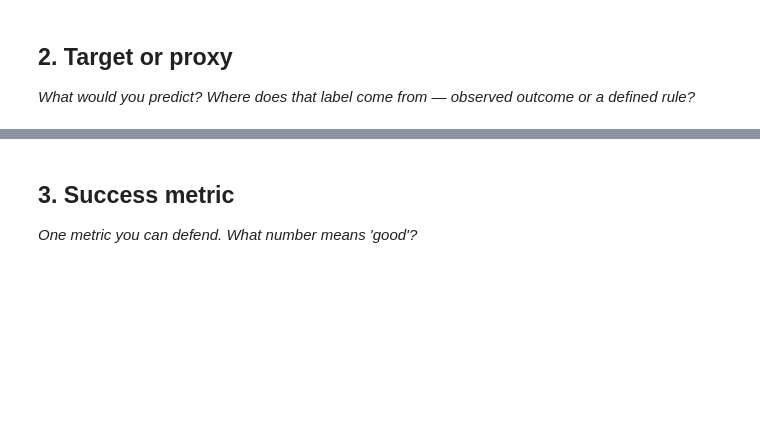
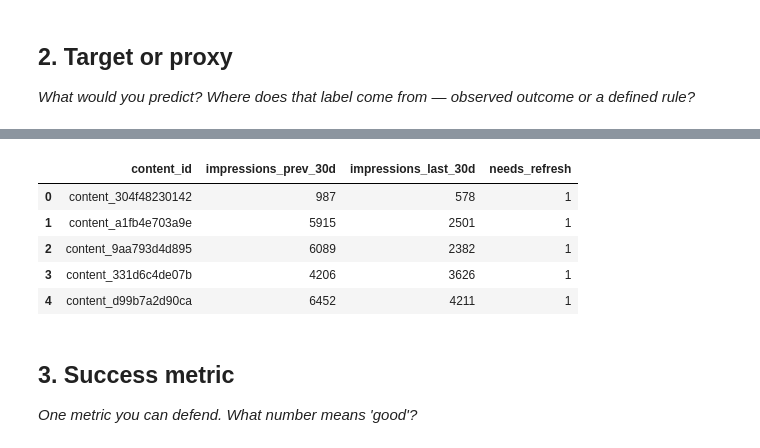
Before and after one commit to ihaseeb0081/flyrank-ml-internship-haseeb, a Jupyter notebook: work/notebooks/w02_ml_task_framing.ipynb, the cells around one changed output, grey strips where cells are left out. Cells and saved outputs as stored; diff of their text form; code cells hidden in the pictures; blank space fills up the shorter version.

```diff
--- a/work/notebooks/w02_ml_task_framing.ipynb
+++ b/work/notebooks/w02_ml_task_framing.ipynb
@@ -17,3 +75,19 @@ This skeleton is yours to fill. Work the sections **in order** — each one has
+# %%
+df[
+    [
+        "content_id",
+        "impressions_prev_30d",
+        "impressions_last_30d",
+        "needs_refresh"
+    ]
+].head()
+# %% [output]
+|  | content_id | impressions_prev_30d | impressions_last_30d | needs_refresh |
+| 0 | content_304f48230142 | 987 | 578 | 1 |
+| 1 | content_a1fb4e703a9e | 5915 | 2501 | 1 |
+| 2 | content_9aa793d4d895 | 6089 | 2382 | 1 |
+| 3 | content_331d6c4de07b | 4206 | 3626 | 1 |
+| 4 | content_d99b7a2d90ca | 6452 | 4211 | 1 |
 # %% [markdown]
 ## 3. Success metric
 
```
Also changed, not shown: parts of 19 cells of this notebook.
